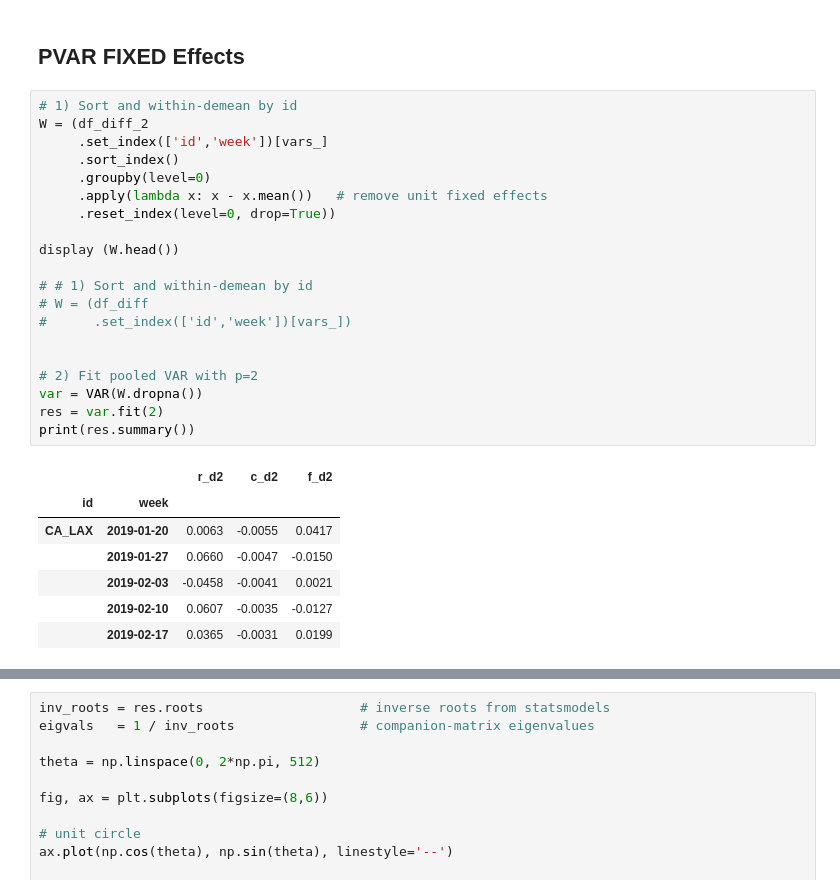
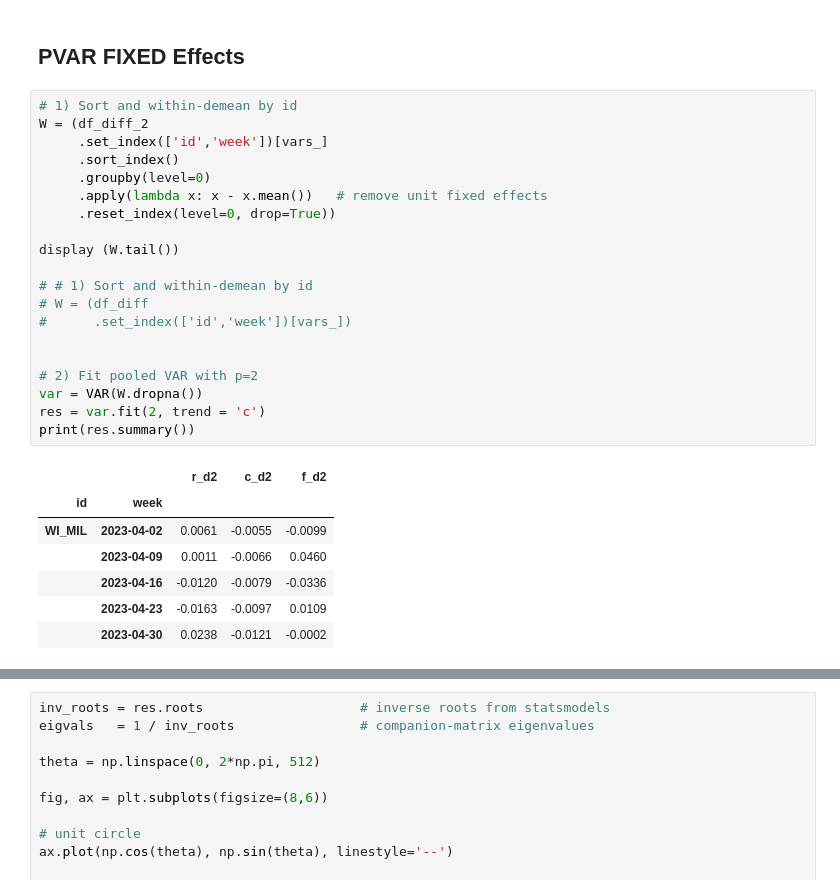
Before and after one commit to maxcardosoderesende/Projects_WSL, a Jupyter notebook: Time_series/Freight_Paper/freight_models_VAR_IRF.ipynb, the cells around one changed output, grey strips where cells are left out. Drawn from its saved outputs; the diff is of its cells as text.

```diff
--- a/Time_series/Freight_Paper/freight_models_VAR_IRF.ipynb
+++ b/Time_series/Freight_Paper/freight_models_VAR_IRF.ipynb
@@ -272,31 +300,31 @@ panel_adf
 # %%
 # 1) Sort and within-demean by id
 W = (df_diff_2
      .set_index(['id','week'])[vars_]
      .sort_index()
      .groupby(level=0)
      .apply(lambda x: x - x.mean())   # remove unit fixed effects
      .reset_index(level=0, drop=True))
 
-display (W.head())
+display (W.tail())
 
 # # 1) Sort and within-demean by id
 # W = (df_diff
 #      .set_index(['id','week'])[vars_])
 
 
 # 2) Fit pooled VAR with p=2
 var = VAR(W.dropna())
-res = var.fit(2)
+res = var.fit(2, trend = 'c')
 print(res.summary())
 # %% [output]
 |  |  | r_d2 | c_d2 | f_d2 |
 | id | week |  |  |  |
-| CA_LAX | 2019-01-20 | 0.0063 | -0.0055 | 0.0417 |
-|  | 2019-01-27 | 0.0660 | -0.0047 | -0.0150 |
-|  | 2019-02-03 | -0.0458 | -0.0041 | 0.0021 |
-|  | 2019-02-10 | 0.0607 | -0.0035 | -0.0127 |
-|  | 2019-02-17 | 0.0365 | -0.0031 | 0.0199 |
+| WI_MIL | 2023-04-02 | 0.0061 | -0.0055 | -0.0099 |
+|  | 2023-04-09 | 0.0011 | -0.0066 | 0.0460 |
+|  | 2023-04-16 | -0.0120 | -0.0079 | -0.0336 |
+|  | 2023-04-23 | -0.0163 | -0.0097 | 0.0109 |
+|  | 2023-04-30 | 0.0238 | -0.0121 | -0.0002 |
   Summary of Regression Results
 ==================================
 Model:                         VAR
```
Also changed, not shown: parts of 47 cells of this notebook, 2 other files.
